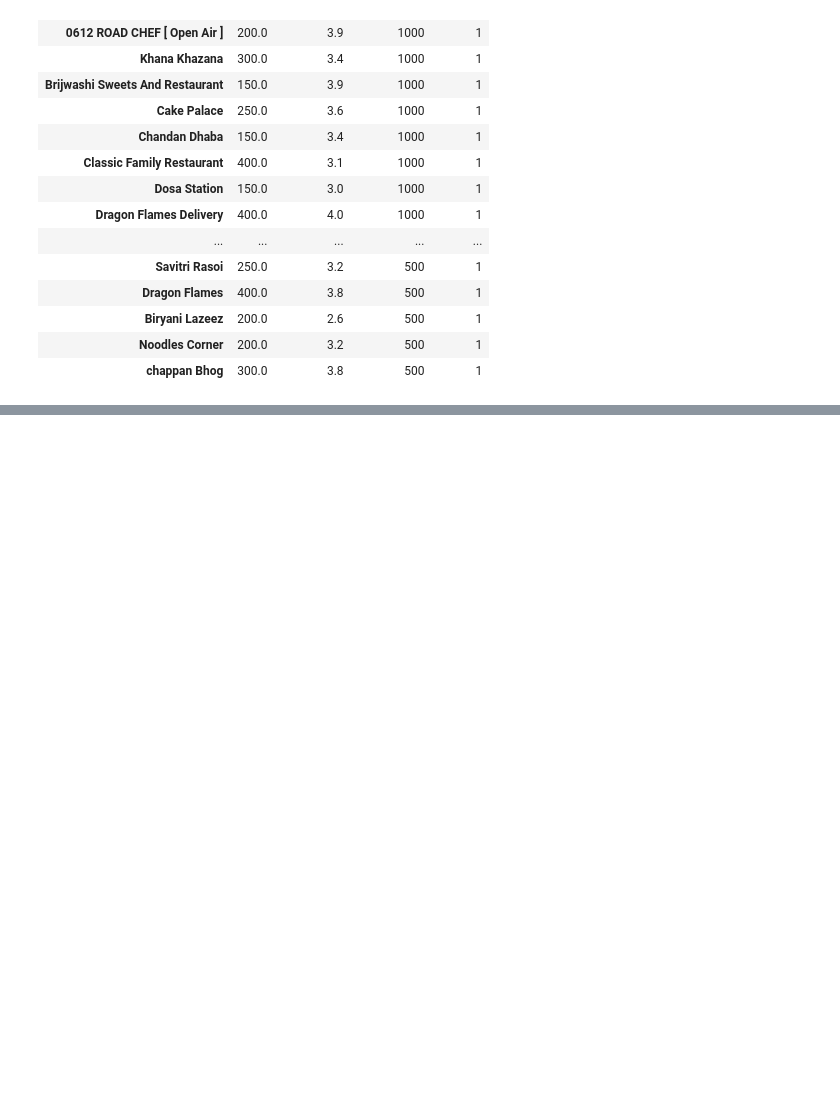
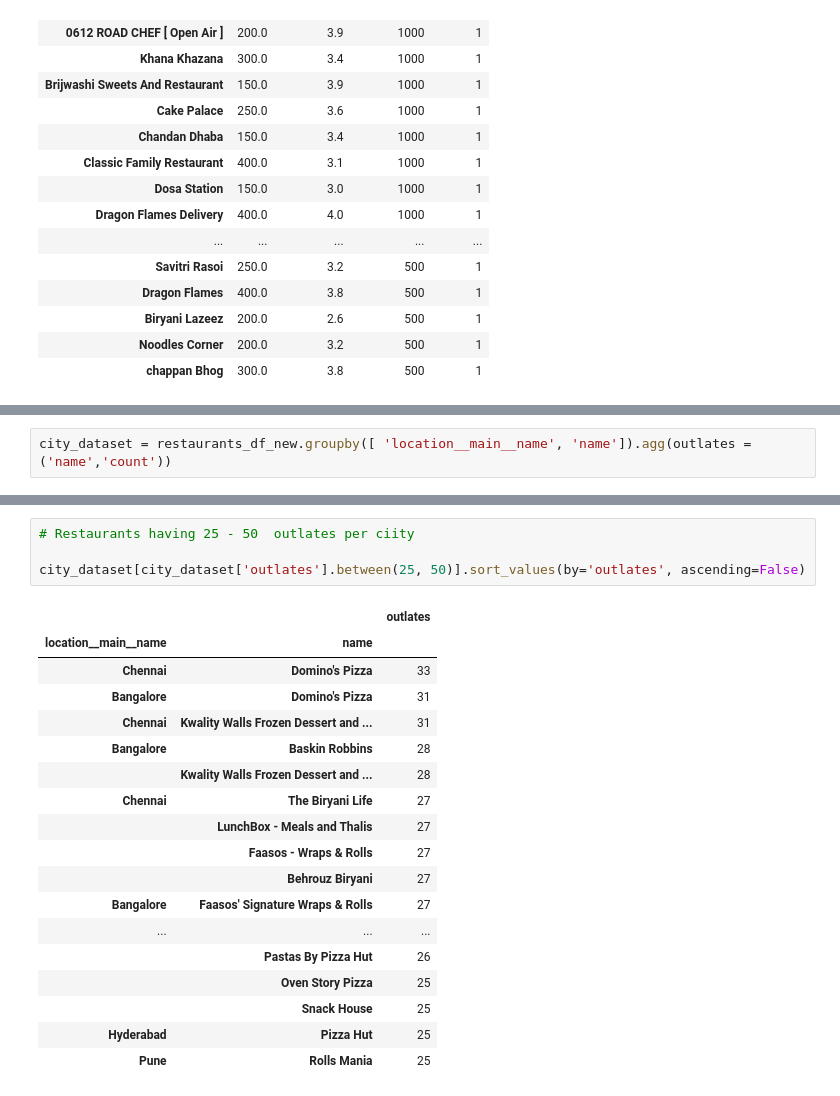
Before and after one commit to mm-reza/Hack-a-thon-GeeksforGeeks, a Jupyter notebook: Swiggy_data_analysis.ipynb, the cells around one changed output, grey strips where cells are left out. Drawn from its saved outputs; the diff is of its cells as text; blank space fills up the shorter version.

```diff
--- a/Swiggy_data_analysis.ipynb
+++ b/Swiggy_data_analysis.ipynb
@@ -665,0 +749,2 @@ grouped_df_patna.sort_values(by='num_ratings', ascending=False).head(50)
+# %%
+city_dataset = restaurants_df_new.groupby([ 'location__main__name', 'name']).agg(outlates = ('name','count'))
@@ -665,0 +768,23 @@ grouped_df_patna.sort_values(by='num_ratings', ascending=False).head(50)
+# %%
+# Restaurants having 25 - 50  outlates per ciity
+
+city_dataset[city_dataset['outlates'].between(25, 50)].sort_values(by='outlates', ascending=False)
+# %% [output]
+|  |  | outlates |
+| location__main__name | name |  |
+| Chennai | Domino's Pizza | 33 |
+| Bangalore | Domino's Pizza | 31 |
+| Chennai | Kwality Walls Frozen Dessert and ... | 31 |
+| Bangalore | Baskin Robbins | 28 |
+|  | Kwality Walls Frozen Dessert and ... | 28 |
+| Chennai | The Biryani Life | 27 |
+|  | LunchBox - Meals and Thalis | 27 |
+|  | Faasos - Wraps & Rolls | 27 |
+|  | Behrouz Biryani | 27 |
+| Bangalore | Faasos' Signature Wraps & Rolls | 27 |
+| ... | ... | ... |
+|  | Pastas By Pizza Hut | 26 |
+|  | Oven Story Pizza | 25 |
+|  | Snack House | 25 |
+| Hyderabad | Pizza Hut | 25 |
+| Pune | Rolls Mania | 25 |
```
Also changed, not shown: parts of 9 cells of this notebook.
